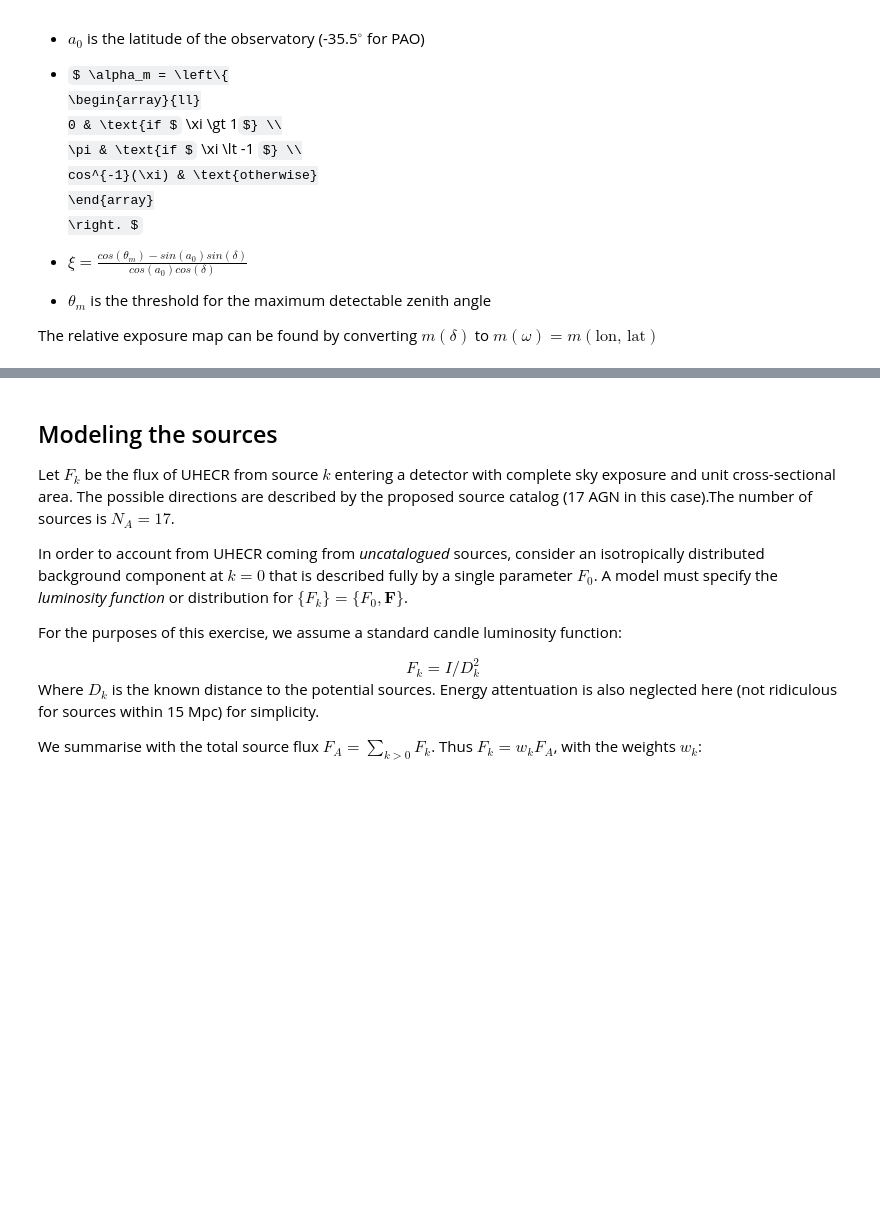
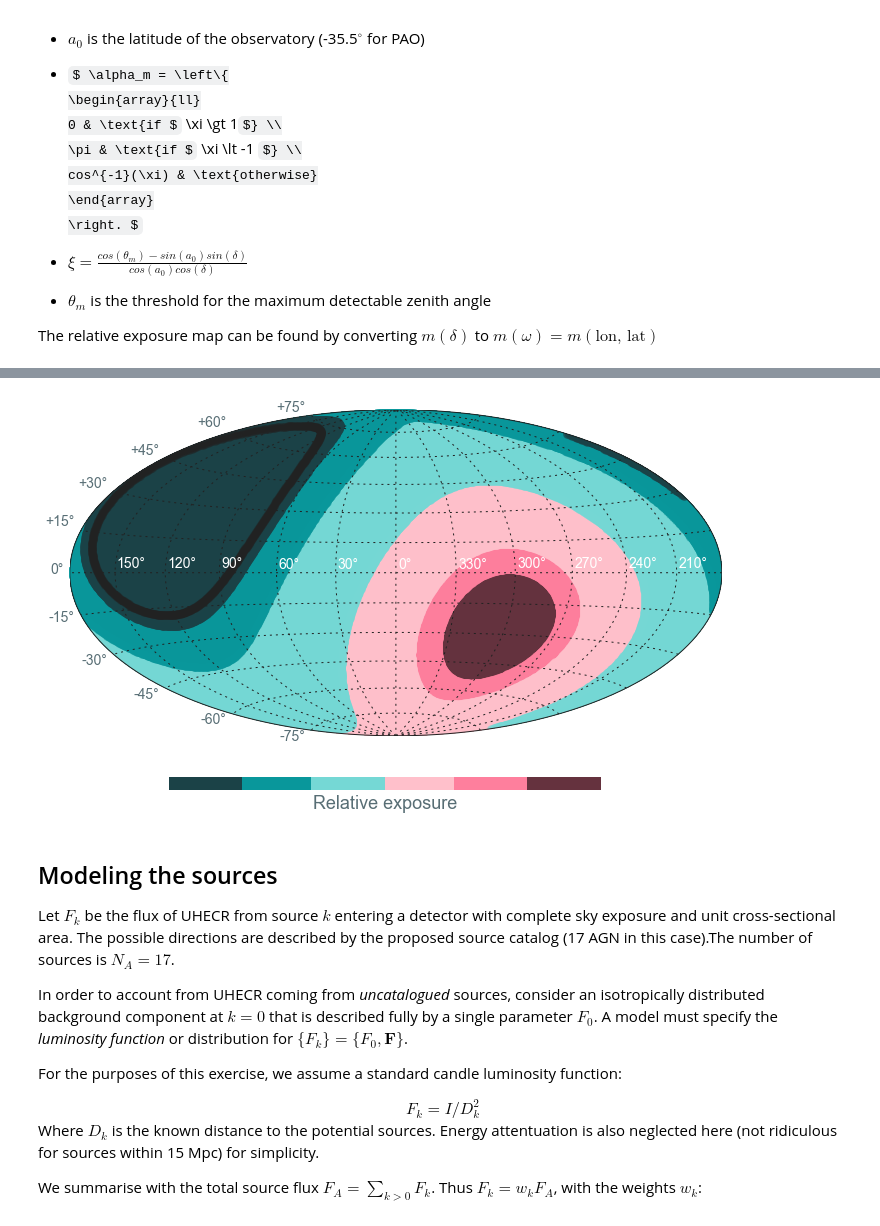
Before and after one commit to cescalara/fancy, a Jupyter notebook: soiaporn_model/soiaporn_model.ipynb, the cells around one changed output, grey strips where cells are left out. Drawn from its saved outputs; the diff is of its cells as text; code cells hidden in the pictures; some formulas as TeX source; blank space fills up the shorter version.

```diff
--- a/soiaporn_model/soiaporn_model.ipynb
+++ b/soiaporn_model/soiaporn_model.ipynb
@@ -295,3 +117,8 @@ bar.set_label('Relative exposure', color = textcolor, alpha = 0.7)
+# %%
+# plot the exposure (this can take ~15 s to run...)
+data.detector['Auger'].show(view = 'map', cmap = 'macplus')
+# %% [output]
+[figure, added]
 # %% [markdown]
 ## Modeling the sources
 
```
Also changed, not shown: parts of 6 cells of this notebook, 1 other file.
